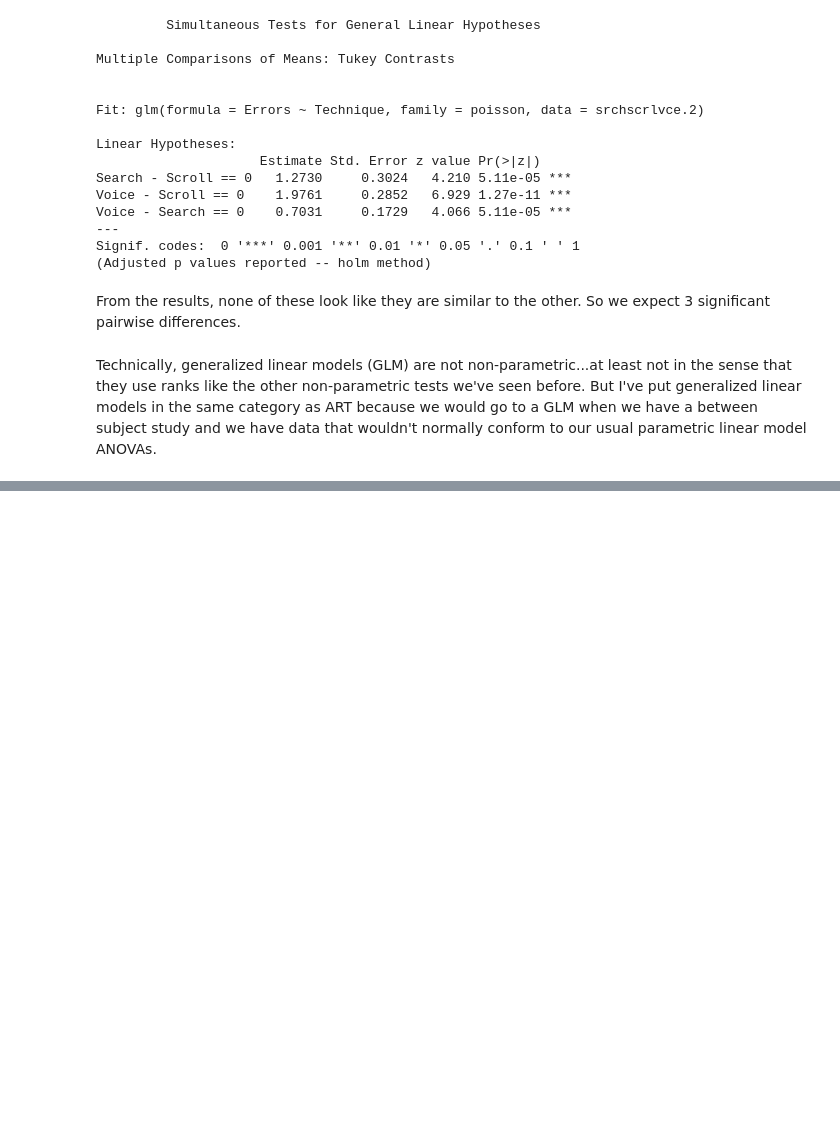
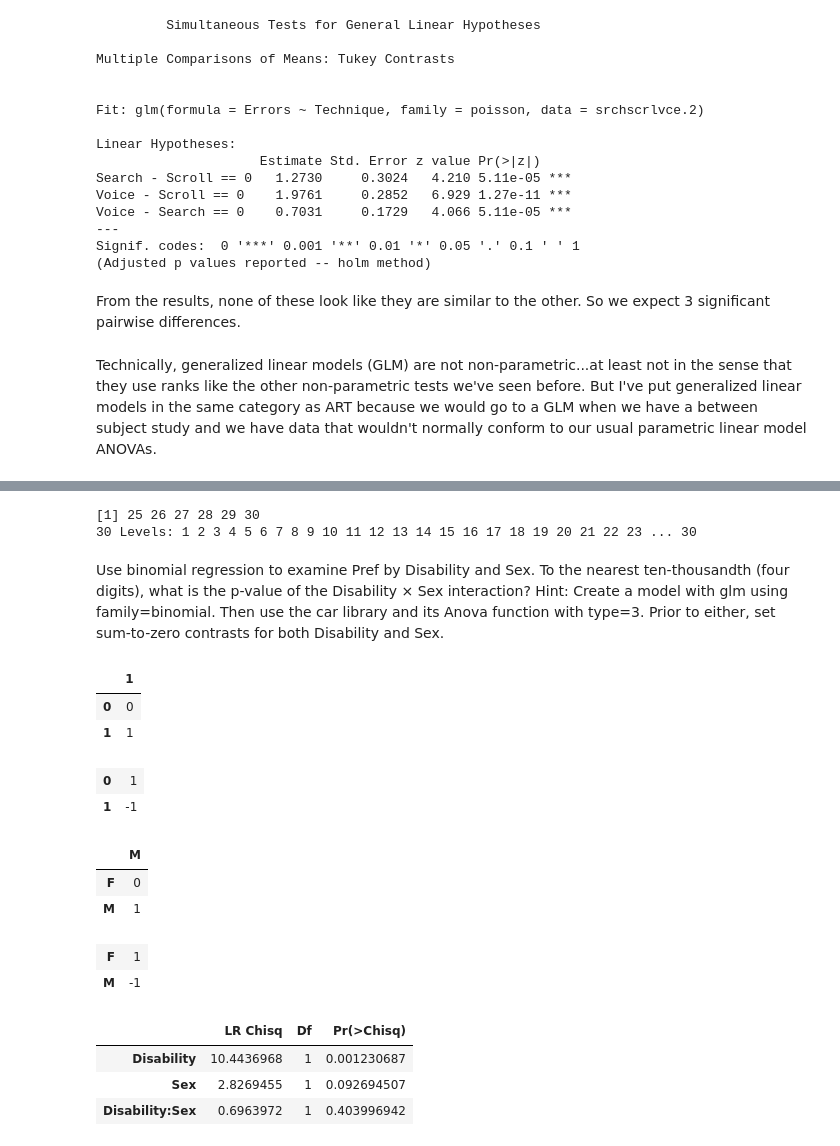
Before and after one commit to iamjz/R-Data, a Jupyter notebook: Designing, Running, and Analyzing Experiments/Week 08.ipynb, the cells around one changed output, grey strips where cells are left out. Saved outputs shown, nothing was run; the diff lists cells and outputs as text; code cells hidden in the pictures; blank space fills up the shorter version.

```diff
--- a/Designing, Running, and Analyzing Experiments/Week 08.ipynb
+++ b/Designing, Running, and Analyzing Experiments/Week 08.ipynb
@@ -501,0 +532,41 @@ Technically, generalized linear models (GLM) are not non-parametric...at least n
+# %%
+tail(df$Subject)
+# %% [output]
+[1] 25 26 27 28 29 30
+30 Levels: 1 2 3 4 5 6 7 8 9 10 11 12 13 14 15 16 17 18 19 20 21 22 23 ... 30
+# %% [markdown]
+Use binomial regression to examine Pref by Disability and Sex. To the nearest ten-thousandth (four digits), what is the p-value of the Disability × Sex interaction? Hint: Create a model with glm using family=binomial. Then use the car library and its Anova function with type=3. Prior to either, set sum-to-zero contrasts for both Disability and Sex.
+# %%
+contrasts(df$Disability)
+# %% [output]
+|  | 1 |
+| 0 | 0 |
+| 1 | 1 |
+# %%
+contrasts(df$Disability) <- "contr.sum"
+
+contrasts(df$Disability)
+# %% [output]
+| 0 | 1 |
+| 1 | -1 |
+# %%
+contrasts(df$Sex)
+# %% [output]
+|  | M |
+| F | 0 |
+| M | 1 |
+# %%
+contrasts(df$Sex) <- "contr.sum"
+
+contrasts(df$Sex)
+# %% [output]
+| F | 1 |
+| M | -1 |
+# %%
+m <- glm(Pref ~ Disability * Sex, data=df, family=binomial)
+Anova(m, type=3)
+# %% [output]
+|  | LR Chisq | Df | Pr(>Chisq) |
+| Disability | 10.4436968 | 1 | 0.001230687 |
+| Sex | 2.8269455 | 1 | 0.092694507 |
+| Disability:Sex | 0.6963972 | 1 | 0.403996942 |
```
Also changed, not shown: parts of 13 cells of this notebook.
